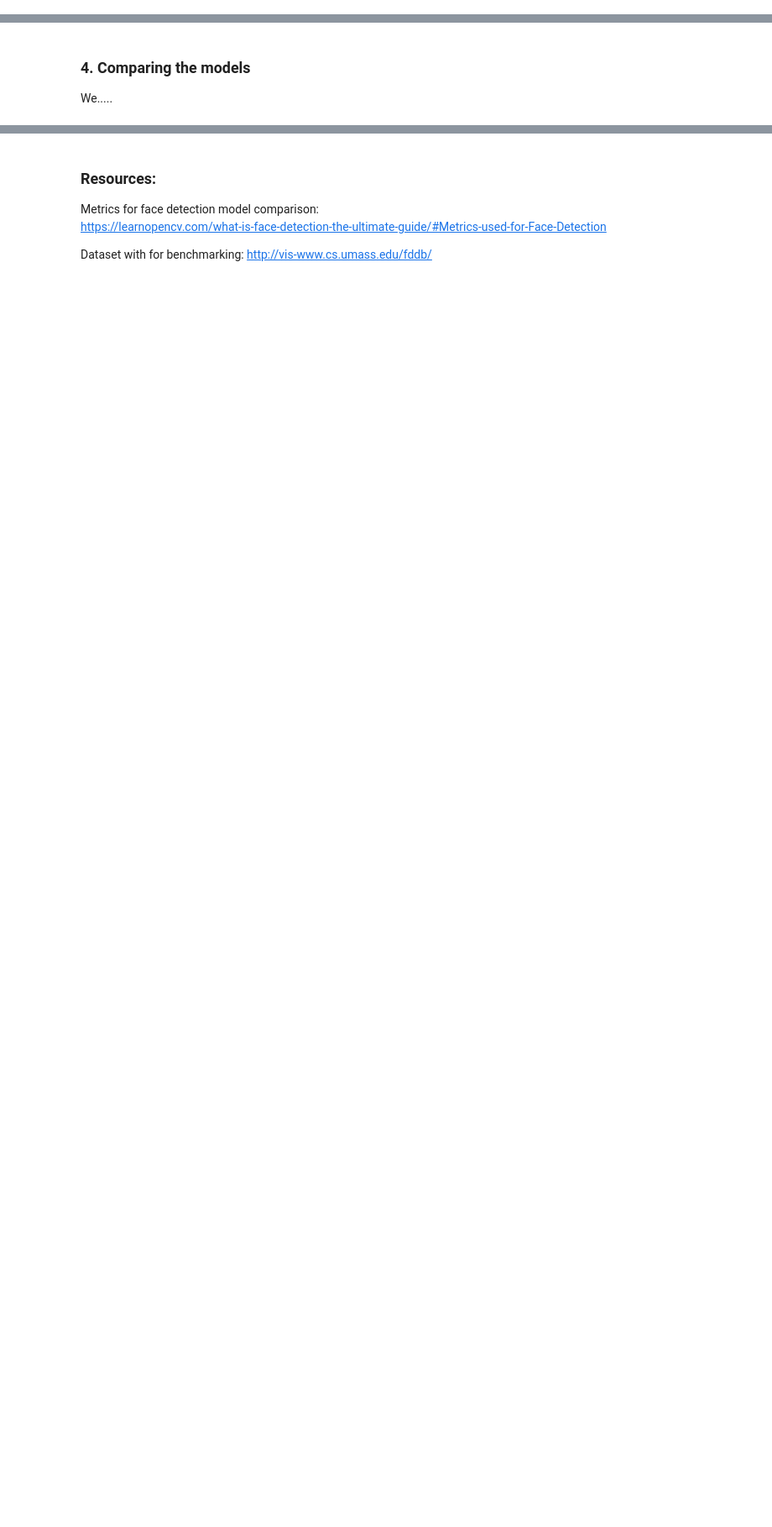
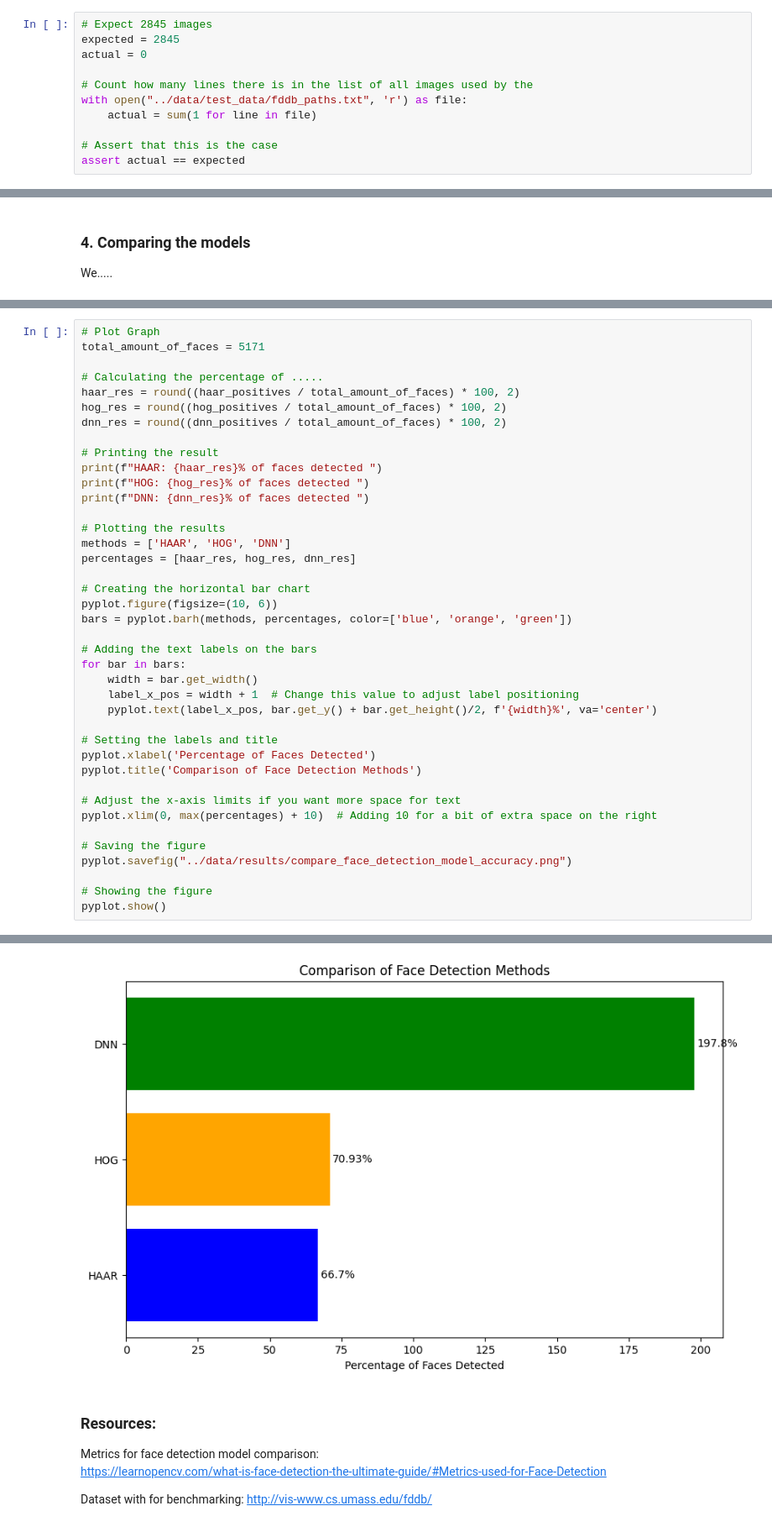
Before and after one commit to RIT-NTNU-Bachelor/OpenCV_Server, a Jupyter notebook: analysis/compare_face_detection_accuracy.ipynb, the cells around one changed output, grey strips where cells are left out. Shown at 84% size. Cells and saved outputs as stored; diff of their text form; blank space fills up the shorter version.

Commit message:
add: draft of study with result image

```diff
--- a/analysis/compare_face_detection_accuracy.ipynb
+++ b/analysis/compare_face_detection_accuracy.ipynb
@@ -200,6 +203,17 @@ For the accuracy test we are going to use a dataset with 5171 faces in a set of
 
 The images has to be extracted in the path `data/test_data/FDDB/`. This folder is git ignored.
 To test that the dataset has been correctly imported run the following code blocks (the image is of a golfer with a golf club):
+# %%
+# Expect 2845 images
+expected = 2845
+actual = 0
+
+# Count how many lines there is in the list of all images used by the
+with open("../data/test_data/fddb_paths.txt", 'r') as file:
+    actual = sum(1 for line in file)
+
+# Assert that this is the case
+assert actual == expected
 # %%
 # Opening the first image in the dataset
 path = "../data/test_data/FDDB/2002/07/19/big/img_65.jpg"
@@ -245,0 +308,41 @@ Time elapsed: 0.17s
+# %%
+# Plot Graph
+total_amount_of_faces = 5171
+
+# Calculating the percentage of .....
+haar_res = round((haar_positives / total_amount_of_faces) * 100, 2)
+hog_res = round((hog_positives / total_amount_of_faces) * 100, 2)
+dnn_res = round((dnn_positives / total_amount_of_faces) * 100, 2)
+
+# Printing the result
+print(f"HAAR: {haar_res}% of faces detected ")
+print(f"HOG: {hog_res}% of faces detected ")
+print(f"DNN: {dnn_res}% of faces detected ")
+
+# Plotting the results
+methods = ['HAAR', 'HOG', 'DNN']
+percentages = [haar_res, hog_res, dnn_res]
+
+# Creating the horizontal bar chart
+pyplot.figure(figsize=(10, 6))
+bars = pyplot.barh(methods, percentages, color=['blue', 'orange', 'green'])
+
+# Adding the text labels on the bars
+for bar in bars:
+    width = bar.get_width()
+    label_x_pos = width + 1  # Change this value to adjust label positioning
+    pyplot.text(label_x_pos, bar.get_y() + bar.get_height()/2, f'{width}%', va='center')
+
+# Setting the labels and title
+pyplot.xlabel('Percentage of Faces Detected')
+pyplot.title('Comparison of Face Detection Methods')
+
+# Adjust the x-axis limits if you want more space for text
+pyplot.xlim(0, max(percentages) + 10)  # Adding 10 for a bit of extra space on the right
+
+# Saving the figure
+pyplot.savefig("../data/results/compare_face_detection_model_accuracy.png")
+
+# Showing the figure
+pyplot.show()
+# %% [output]
@@ -246,3 +352,4 @@ Time elapsed: 0.17s
+[figure, added]
 # %% [markdown]
 ### Resources:
 
```
Also changed, not shown: parts of 5 cells of this notebook, 1 other file.
